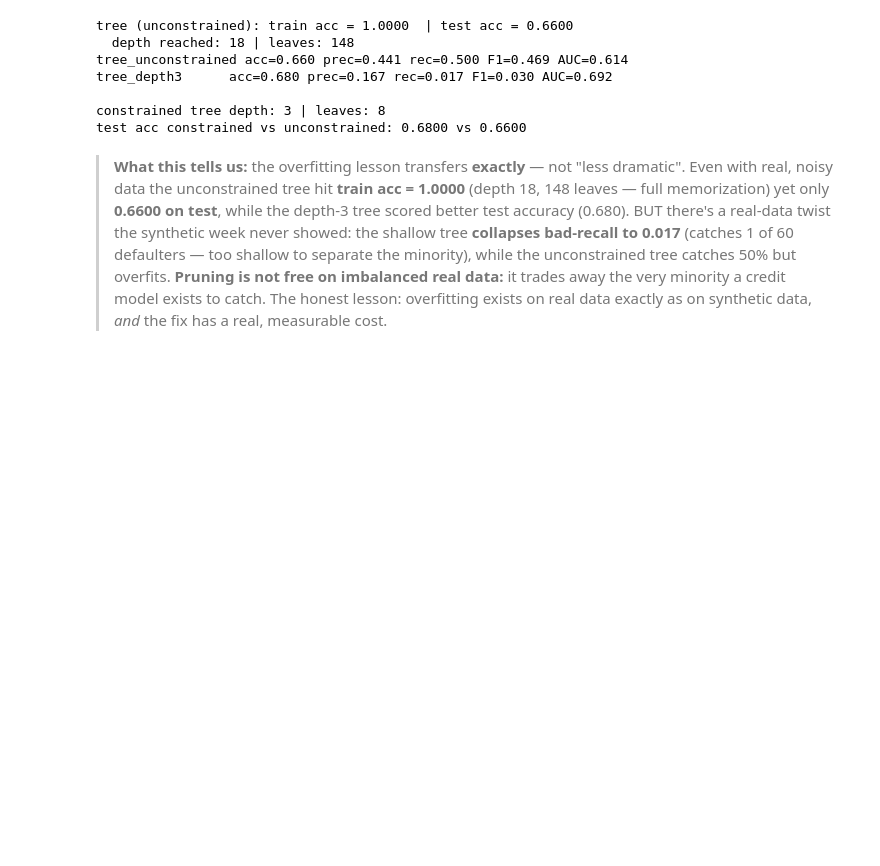
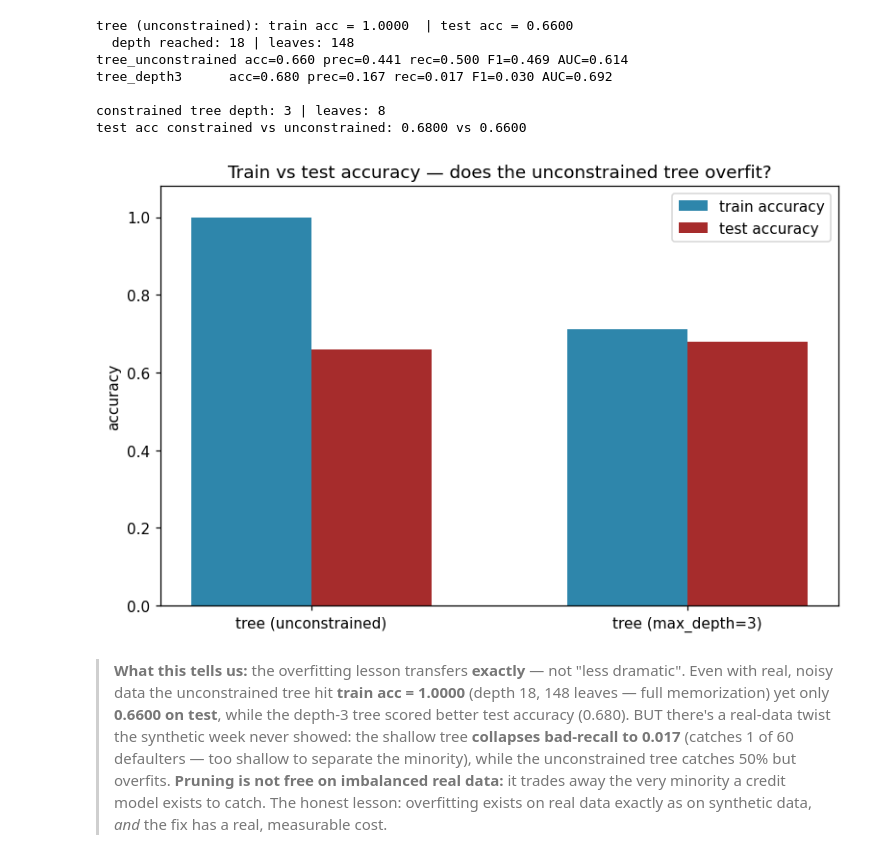
Before and after one commit to memoona-zahur/Real-Data-Practice_German-Credit-Dataset, a Jupyter notebook: german_credit_practice.ipynb, the cells around one changed output. Drawn from its saved outputs; the diff is of its cells as text; code cells hidden in the pictures; blank space fills up the shorter version.

```diff
--- a/german_credit_practice.ipynb
+++ b/german_credit_practice.ipynb
@@ -532,6 +562,7 @@ y_pred_tree, _ = report("tree_unconstrained", tree_full.predict(X_test), y_prob_
 
 tree3 = DecisionTreeClassifier(max_depth=3, random_state=42)
 tree3.fit(X_train, y_train)
+acc_tr3 = accuracy_score(y_train, tree3.predict(X_train))
 y_prob_tree3 = tree3.predict_proba(X_test)[:, 1]
 y_pred_tree3, _ = report("tree_depth3", (y_prob_tree3 >= 0.5).astype(int), y_prob_tree3)
 print("\nconstrained tree depth:", tree3.get_depth(), "| leaves:", tree3.get_n_leaves())
@@ -545,6 +576,22 @@ tree_depth3      acc=0.680 prec=0.167 rec=0.017 F1=0.030 AUC=0.692
 
 constrained tree depth: 3 | leaves: 8
 test acc constrained vs unconstrained: 0.6800 vs 0.6600
+# %%
+# Overfitting, made visible: train vs test accuracy for the two trees
+fig, ax = plt.subplots(figsize=(7, 4.5), layout="constrained")
+x = np.arange(2); w = 0.32
+ax.bar(x - w/2, [acc_tr_full, acc_tr3], w, label="train accuracy", color="#2E86AB")
+ax.bar(x + w/2, [accuracy_score(y_test, tree_full.predict(X_test)),
+                 accuracy_score(y_test, y_pred_tree3)], w, label="test accuracy", color="#A62C2C")
+ax.set_xticks(x, ["tree (unconstrained)", "tree (max_depth=3)"])
+ax.set_ylim(0, 1.08)
+ax.set_ylabel("accuracy")
+ax.legend()
+ax.set_title("Train vs test accuracy — does the unconstrained tree overfit?")
+fig.savefig("charts/chart_overfit_gap.png", dpi=150)
+plt.show()
+# %% [output]
+[figure, added]
 # %% [markdown]
 > **What this tells us:** the overfitting lesson transfers **exactly** — not "less dramatic". Even with real, noisy data the unconstrained tree hit **train acc = 1.0000** (depth 18, 148 leaves — full memorization) yet only **0.6600 on test**, while the depth-3 tree scored better test accuracy (0.680). BUT there's a real-data twist the synthetic week never showed: the shallow tree **collapses bad-recall to 0.017** (catches 1 of 60 defaulters — too shallow to separate the minority), while the unconstrained tree catches 50% but overfits. **Pruning is not free on imbalanced real data:** it trades away the very minority a credit model exists to catch. The honest lesson: overfitting exists on real data exactly as on synthetic data, *and* the fix has a real, measurable cost.
 # %% [markdown]
```
Also changed, not shown: parts of 5 cells of this notebook, 5 other files.
